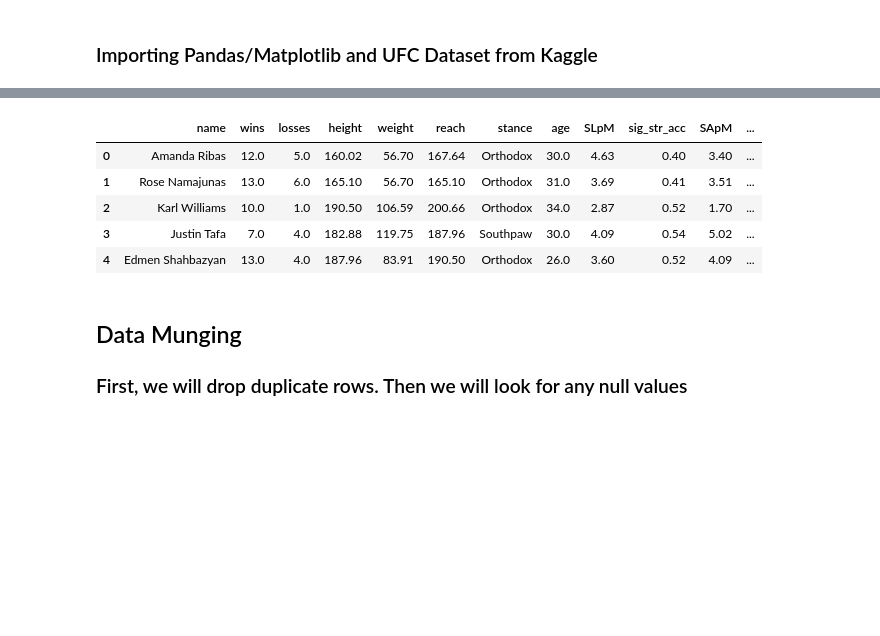
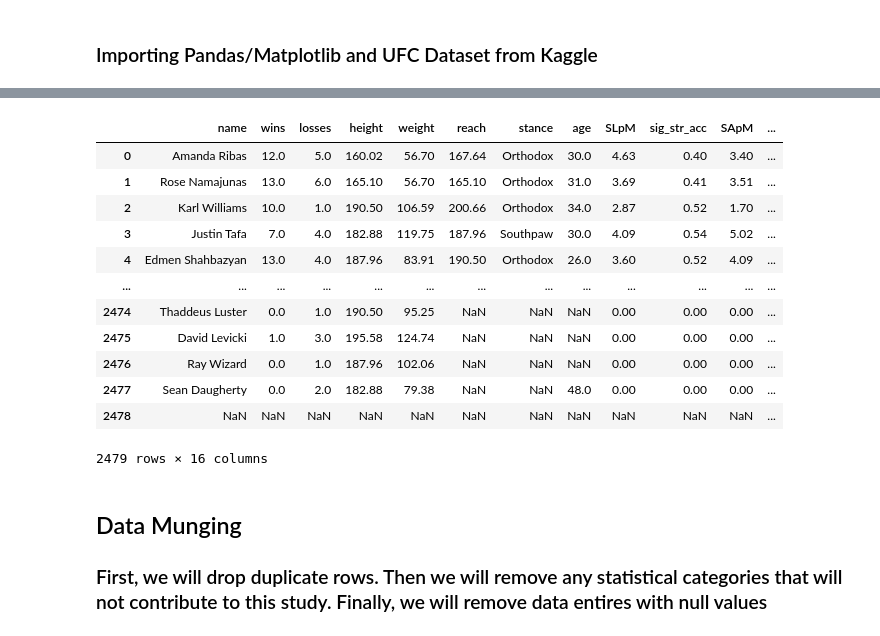
Before and after one commit to jmanlang/ufc-data-analysis, a Jupyter notebook: analysis.ipynb, the cells around one changed output, grey strips where cells are left out. Cells and saved outputs as stored; diff of their text form; code cells hidden in the pictures; blank space fills up the shorter version.

```diff
--- a/analysis.ipynb
+++ b/analysis.ipynb
@@ -17,16 +23,23 @@ all_fights.head()
 # %%
 fighter_data = pd.read_csv('UFC dataset/Fighter stats/fighter_stats.csv')
-fighter_data.head()
+fighter_data
 # %% [output]
 |  | name | wins | losses | height | weight | reach | stance | age | SLpM | sig_str_acc | SApM | ... |
 | 0 | Amanda Ribas | 12.0 | 5.0 | 160.02 | 56.70 | 167.64 | Orthodox | 30.0 | 4.63 | 0.40 | 3.40 | ... |
 | 1 | Rose Namajunas | 13.0 | 6.0 | 165.10 | 56.70 | 165.10 | Orthodox | 31.0 | 3.69 | 0.41 | 3.51 | ... |
 | 2 | Karl Williams | 10.0 | 1.0 | 190.50 | 106.59 | 200.66 | Orthodox | 34.0 | 2.87 | 0.52 | 1.70 | ... |
 | 3 | Justin Tafa | 7.0 | 4.0 | 182.88 | 119.75 | 187.96 | Southpaw | 30.0 | 4.09 | 0.54 | 5.02 | ... |
 | 4 | Edmen Shahbazyan | 13.0 | 4.0 | 187.96 | 83.91 | 190.50 | Orthodox | 26.0 | 3.60 | 0.52 | 4.09 | ... |
+| ... | ... | ... | ... | ... | ... | ... | ... | ... | ... | ... | ... | ... |
+| 2474 | Thaddeus Luster | 0.0 | 1.0 | 190.50 | 95.25 | NaN | NaN | NaN | 0.00 | 0.00 | 0.00 | ... |
+| 2475 | David Levicki | 1.0 | 3.0 | 195.58 | 124.74 | NaN | NaN | NaN | 0.00 | 0.00 | 0.00 | ... |
+| 2476 | Ray Wizard | 0.0 | 1.0 | 187.96 | 102.06 | NaN | NaN | NaN | 0.00 | 0.00 | 0.00 | ... |
+| 2477 | Sean Daugherty | 0.0 | 2.0 | 182.88 | 79.38 | NaN | NaN | 48.0 | 0.00 | 0.00 | 0.00 | ... |
+| 2478 | NaN | NaN | NaN | NaN | NaN | NaN | NaN | NaN | NaN | NaN | NaN | ... |
+2479 rows × 16 columns
 # %% [markdown]
 ## Data Munging
-### First, we will drop duplicate rows. Then we will look for any null values
+### First, we will drop duplicate rows. Then we will remove any statistical categories that will not contribute to this study. Finally, we will remove data entires with null values
 # %%
 # Remove duplicates
 all_fights.drop_duplicates(inplace=True)
```
Also changed, not shown: parts of 7 cells of this notebook.
